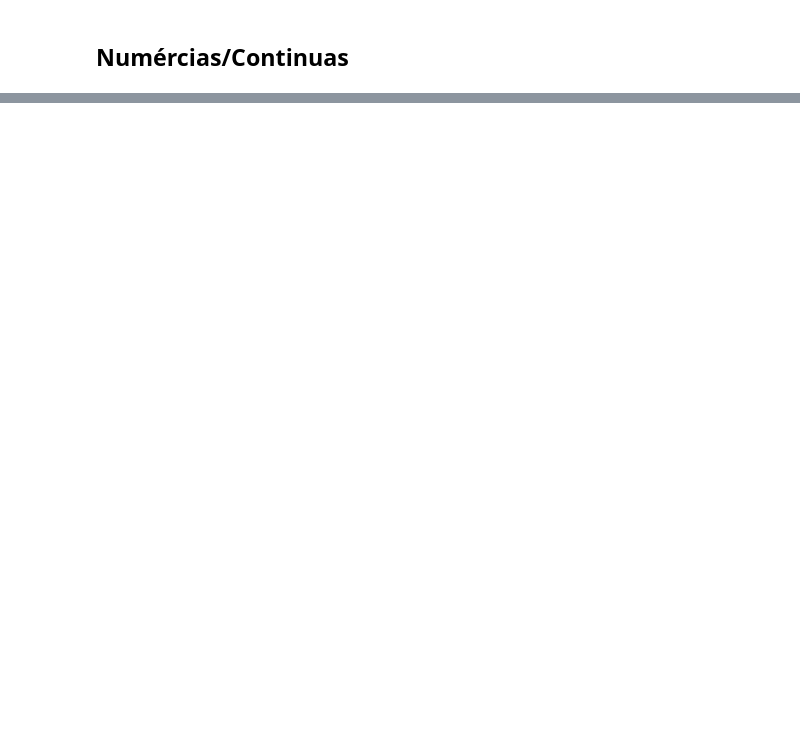
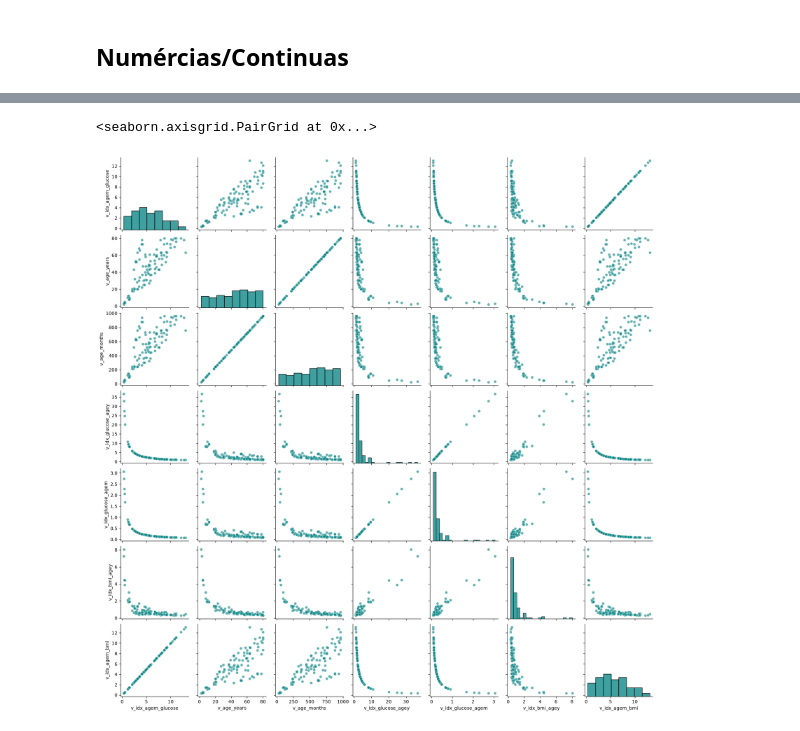
Before and after one commit to brau126/develop_data_science, a Jupyter notebook: Academic/Diplomado/01_Modulo/CANEDO_BELTRAN_BRAULIO_P02.ipynb, the cells around one changed output, grey strips where cells are left out. Drawn from its saved outputs; the diff is of its cells as text; code cells hidden in the pictures; blank space fills up the shorter version.

```diff
--- a/Academic/Diplomado/01_Modulo/CANEDO_BELTRAN_BRAULIO_P02.ipynb
+++ b/Academic/Diplomado/01_Modulo/CANEDO_BELTRAN_BRAULIO_P02.ipynb
@@ -929,0 +717,20 @@ X.to_parquet('Bases/CANEDO_BELTRAN_BRAULIO_P02.parquet',
+# %%
+# definimos las varibales e interes para analizar a profundidad
+lst_var_corrs_interes = [
+    'v_idx_agem_glucose',
+    'v_age_years',
+    'v_age_months',
+    'v_idx_glucose_agey',
+    'v_idx_glucose_agem',
+    'v_idx_bmi_agey',
+    'v_idx_agem_bmi'
+]
+# %%
+# siempre graficar esto con una muestra
+sns.pairplot(df[lst_var_corrs_interes].sample(100, random_state=787),
+             plot_kws={'color': '#008080', 'alpha': 0.6},
+             diag_kws={'color': '#008080', 'fill': True}
+             )
+# %% [output]
+<seaborn.axisgrid.PairGrid at 0x...>
+[figure, added]
```
Also changed, not shown: parts of 130 cells of this notebook.
